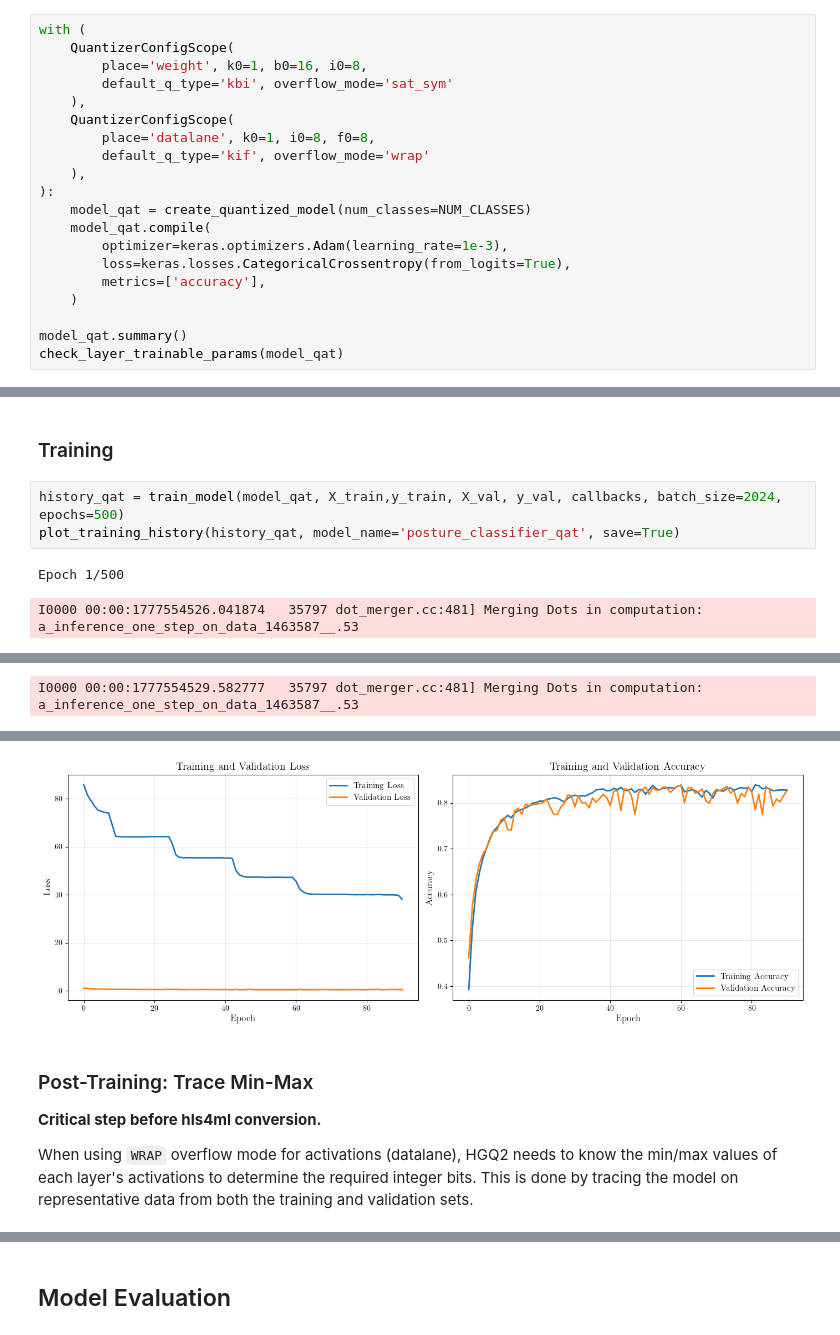
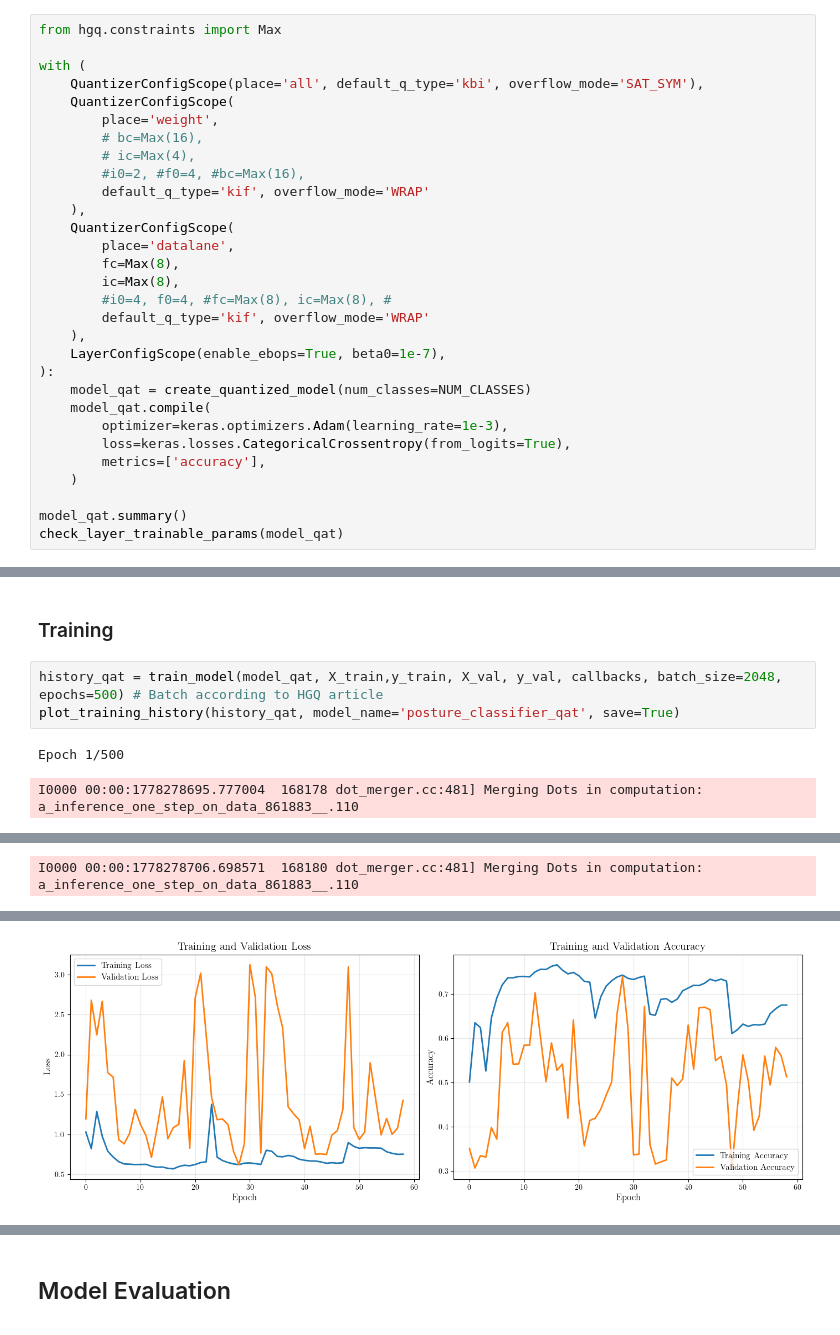
Before and after one commit to Jeison-HM/BedPosIP, a Jupyter notebook: model/train_quantized_cnn.ipynb, the cells around one changed output, grey strips where cells are left out. Saved outputs shown, nothing was run; the diff lists cells and outputs as text.

Commit message:
feat(notebooks): update QAT training pipeline

```diff
--- a/model/train_quantized_cnn.ipynb
+++ b/model/train_quantized_cnn.ipynb
@@ -135,15 +136,25 @@ HGQ2 Quantization Configuration
 
 This approach follows the best practices demonstrated in [1] `small_jet_tagger.ipynb` and [2] `larger_jet_tagger.ipynb`.
 # %%
+from hgq.constraints import Max
+
 with (
+    QuantizerConfigScope(place='all', default_q_type='kbi', overflow_mode='SAT_SYM'),
     QuantizerConfigScope(
-        place='weight', k0=1, b0=16, i0=8,
-        default_q_type='kbi', overflow_mode='sat_sym'
+        place='weight',
+        # bc=Max(16),
+        # ic=Max(4),
+        #i0=2, #f0=4, #bc=Max(16),
+        default_q_type='kif', overflow_mode='WRAP'
     ),
     QuantizerConfigScope(
-        place='datalane', k0=1, i0=8, f0=8,
-        default_q_type='kif', overflow_mode='wrap'
+        place='datalane',
+        fc=Max(8),
+        ic=Max(8),
+        #i0=4, f0=4, #fc=Max(8), ic=Max(8), #
+        default_q_type='kif', overflow_mode='WRAP'
     ),
+    LayerConfigScope(enable_ebops=True, beta0=1e-7),
 ):
     model_qat = create_quantized_model(num_classes=NUM_CLASSES)
     model_qat.compile(
@@ -179,8 +190,8 @@ Model: "posture_classifier_qat"
 # %% [markdown]
 ### Training
 # %%
-history_qat = train_model(model_qat, X_train,y_train, X_val, y_val, callbacks, batch_size=2024, epochs=500)
+history_qat = train_model(model_qat, X_train,y_train, X_val, y_val, callbacks, batch_size=2048, epochs=500) # Batch according to HGQ article
 plot_training_history(history_qat, model_name='posture_classifier_qat', save=True)
 # %% [output]
 Epoch 1/500
-I0000 00:00:1777554526.041874   35797 dot_merger.cc:481] Merging Dots in computation: a_inference_one_step_on_data_1463587__.53
+I0000 00:00:1778278695.777004  168178 dot_merger.cc:481] Merging Dots in computation: a_inference_one_step_on_data_861883__.110
@@ -188 +199 @@ I0000 00:00:1777554526.041874   35797 dot_merger.cc:481] Merging Dots in computa
-I0000 00:00:1777554529.582777   35797 dot_merger.cc:481] Merging Dots in computation: a_inference_one_step_on_data_1463587__.53
+I0000 00:00:1778278706.698571  168180 dot_merger.cc:481] Merging Dots in computation: a_inference_one_step_on_data_861883__.110
@@ -205,8 +216,2 @@ Training completed in 0.72 minutes
 Saved: figures/posture_classifier_qat_training.pdf
-[figure, old version]
+[figure, new version]
-# %% [markdown]
-### Post-Training: Trace Min-Max
-
-**Critical step before hls4ml conversion.**
-
-When using `WRAP` overflow mode for activations (datalane), HGQ2 needs to know the min/max values of each layer's activations to determine the required integer bits. This is done by tracing the model on representative data from both the training and validation sets.
```
Also changed, not shown: parts of 10 cells of this notebook.
